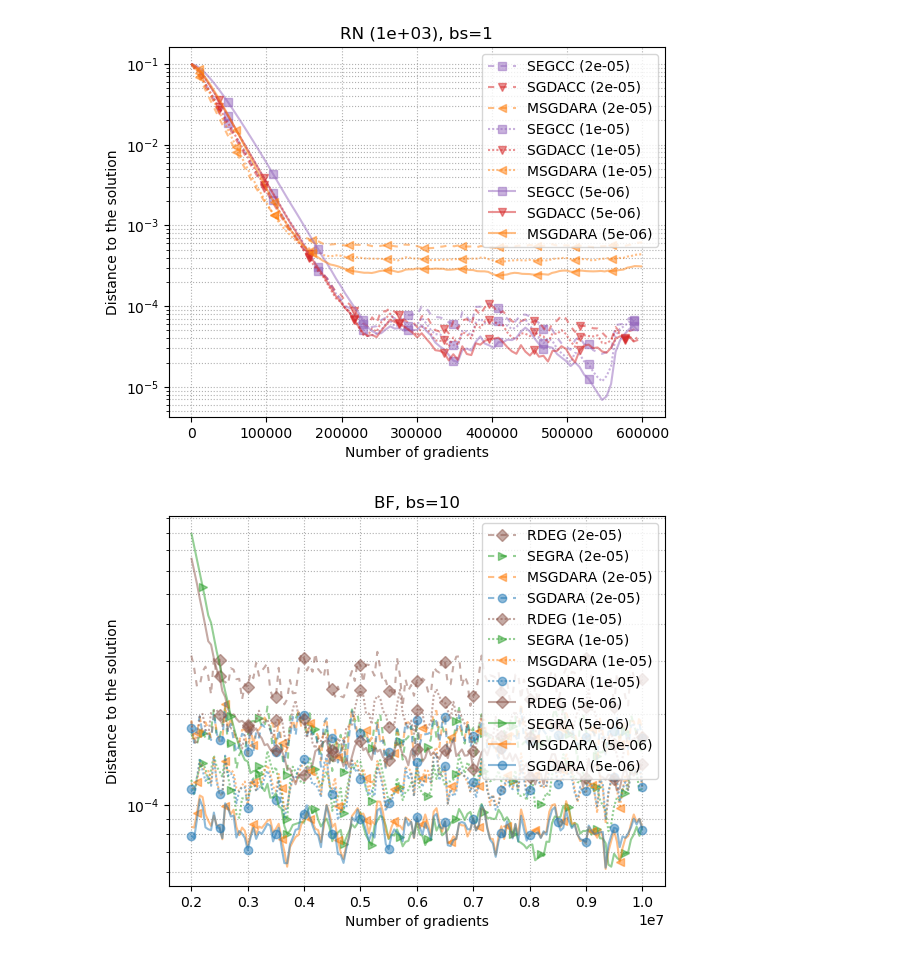
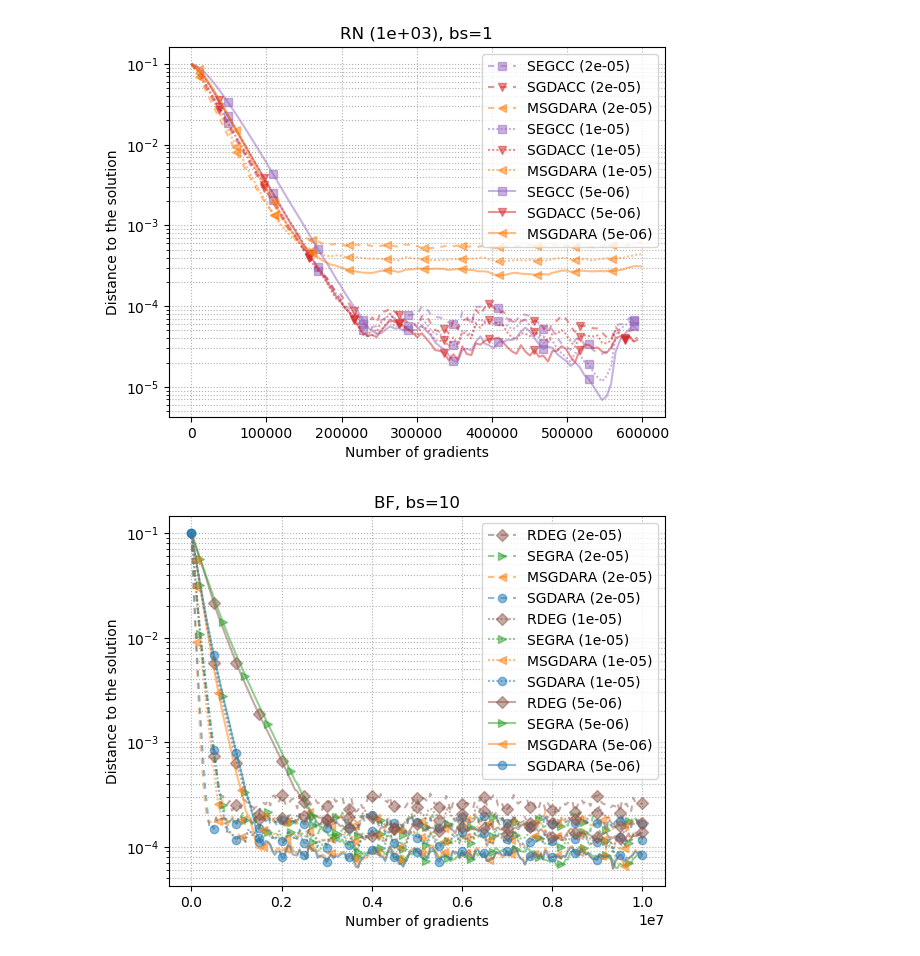
Before and after one commit to nazya/sgda-ra, a Jupyter notebook: plot-LR-ALIE-IPM.ipynb, the cells around one changed output. Cells and saved outputs as stored; diff of their text form; code cells hidden in the pictures.

```diff
--- a/plot-LR-ALIE-IPM.ipynb
+++ b/plot-LR-ALIE-IPM.ipynb
@@ -354,35 +359,36 @@ for an, bs, end in [('BF', 10, 7e7)]:
             continue
 
         beg = 2e6
+        beg = 0
         # end = 0.8*1e6*bs
 
         style = lrs.index(config['lr'])
 
         label = config[label_key]['name']+' (%.e)' % config['lr']
         i = config[label_key]['id']
         history = client.get_metric_history(run_id=r.info.run_id, key=metric_key)
         y = np.array([h.value for h in history])
         x = np.array([h.timestamp for h in history])
         # x = np.array([h.step for h in history])
         mask = (x >= beg)*(x <= end)
         x, y = x[mask], y[mask]
 
         # y = smooth(y, 0.8)
 
         plt.plot(x, y,
                  alpha=0.5, color=colors[i],
                  marker=markers[i], markevery=slice(2*i, len(x), 10),
                  label=label, linestyle=linestyles[style][1])
 
     title = '%s, bs=%i' % (an, bs)
     plt.title(title)
     plt.xlabel('Number of gradients')
     plt.ylabel('Distance to the solution')
     plt.yscale('log')
     plt.xscale('linear')
     plt.grid(True, which="both", ls='dotted')
     plt.legend()
     plt.savefig('figures/lr/'+title+'.pdf', bbox_inches='tight')
     plt.show()
 # %% [output]
-[figure, old version]
+[figure, new version]
```
Also changed, not shown: parts of 6 cells of this notebook, 3 other files.
